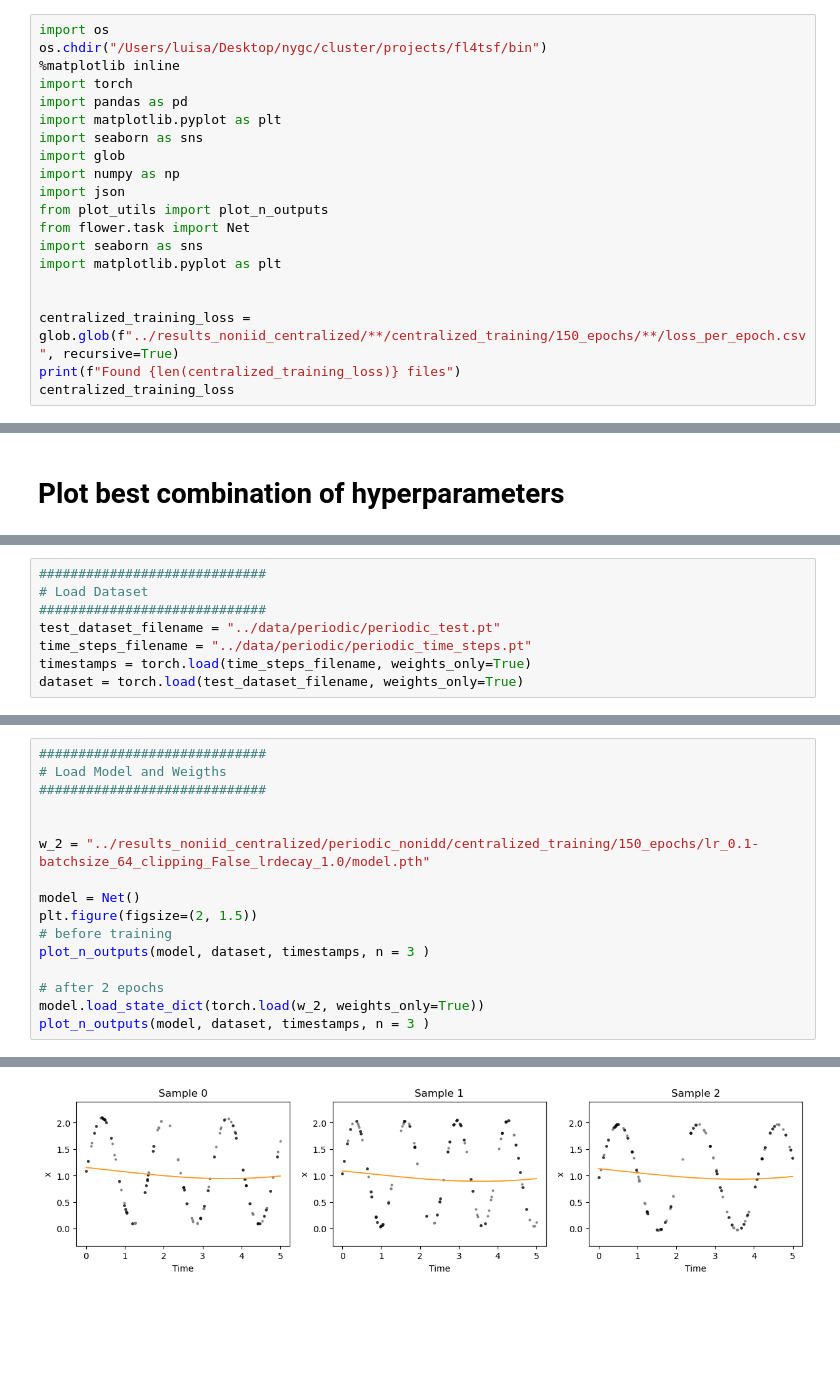
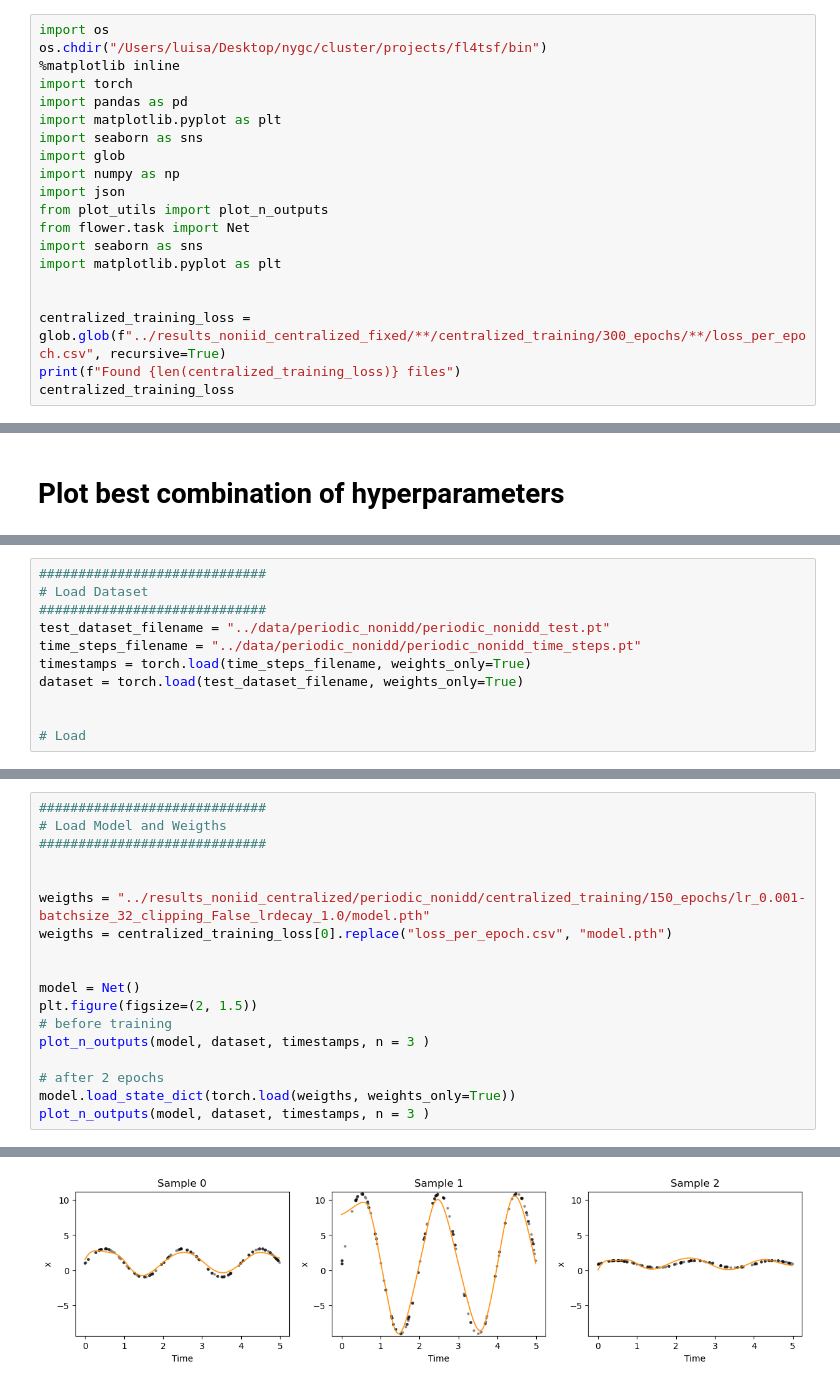
Before and after one commit to luisas/fl4tsf, a Jupyter notebook: analysis/02_centralized_training_nonIID.ipynb, the cells around one changed output, grey strips where cells are left out. Drawn from its saved outputs; the diff is of its cells as text; blank space fills up the shorter version.

```diff
--- a/analysis/02_centralized_training_nonIID.ipynb
+++ b/analysis/02_centralized_training_nonIID.ipynb
@@ -21,7 +21,7 @@ import seaborn as sns
 import matplotlib.pyplot as plt
 
 
-centralized_training_loss = glob.glob(f"../results_noniid_centralized/**/centralized_training/150_epochs/**/loss_per_epoch.csv", recursive=True)
+centralized_training_loss = glob.glob(f"../results_noniid_centralized_fixed/**/centralized_training/300_epochs/**/loss_per_epoch.csv", recursive=True)
 print(f"Found {len(centralized_training_loss)} files")
 centralized_training_loss
 # %% [output]
@@ -245,7 +229,10 @@ IndexError: pop from empty list
 #############################
 # Load Dataset
 #############################
-test_dataset_filename = "../data/periodic/periodic_test.pt"
-time_steps_filename = "../data/periodic/periodic_time_steps.pt"
+test_dataset_filename = "../data/periodic_nonidd/periodic_nonidd_test.pt"
+time_steps_filename = "../data/periodic_nonidd/periodic_nonidd_time_steps.pt"
 timestamps = torch.load(time_steps_filename, weights_only=True)
 dataset = torch.load(test_dataset_filename, weights_only=True)
+
+
+# Load
@@ -255,7 +251,9 @@ dataset = torch.load(test_dataset_filename, weights_only=True)
 #############################
 
 
-w_2 = "../results_noniid_centralized/periodic_nonidd/centralized_training/150_epochs/lr_0.1-batchsize_64_clipping_False_lrdecay_1.0/model.pth"
+weigths = "../results_noniid_centralized/periodic_nonidd/centralized_training/150_epochs/lr_0.001-batchsize_32_clipping_False_lrdecay_1.0/model.pth"
+weigths = centralized_training_loss[0].replace("loss_per_epoch.csv", "model.pth")
+
 
 model = Net()
 plt.figure(figsize=(2, 1.5))
@@ -263,7 +261,7 @@ plt.figure(figsize=(2, 1.5))
 plot_n_outputs(model, dataset, timestamps, n = 3 )
 
 # after 2 epochs
-model.load_state_dict(torch.load(w_2, weights_only=True))
+model.load_state_dict(torch.load(weigths, weights_only=True))
 plot_n_outputs(model, dataset, timestamps, n = 3 )
 # %% [output]
 <Figure size 200x150 with 0 Axes>
@@ -271 +269 @@ plot_n_outputs(model, dataset, timestamps, n = 3 )
-[figure, old version]
+[figure, new version]
```
Also changed, not shown: parts of 9 cells of this notebook, 11 other files.
